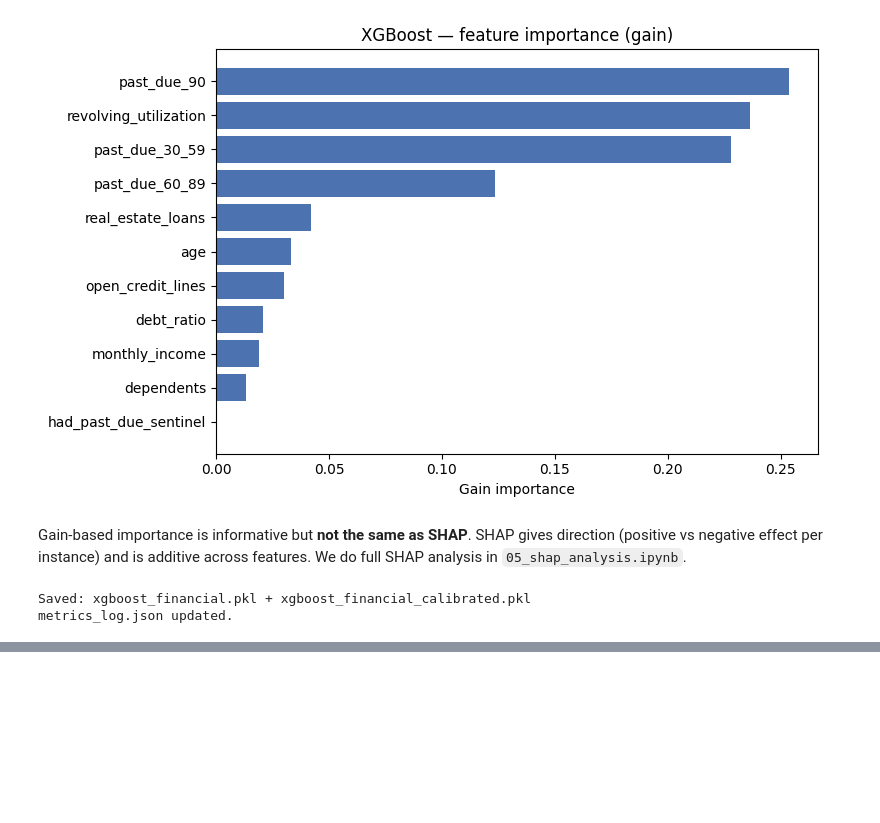
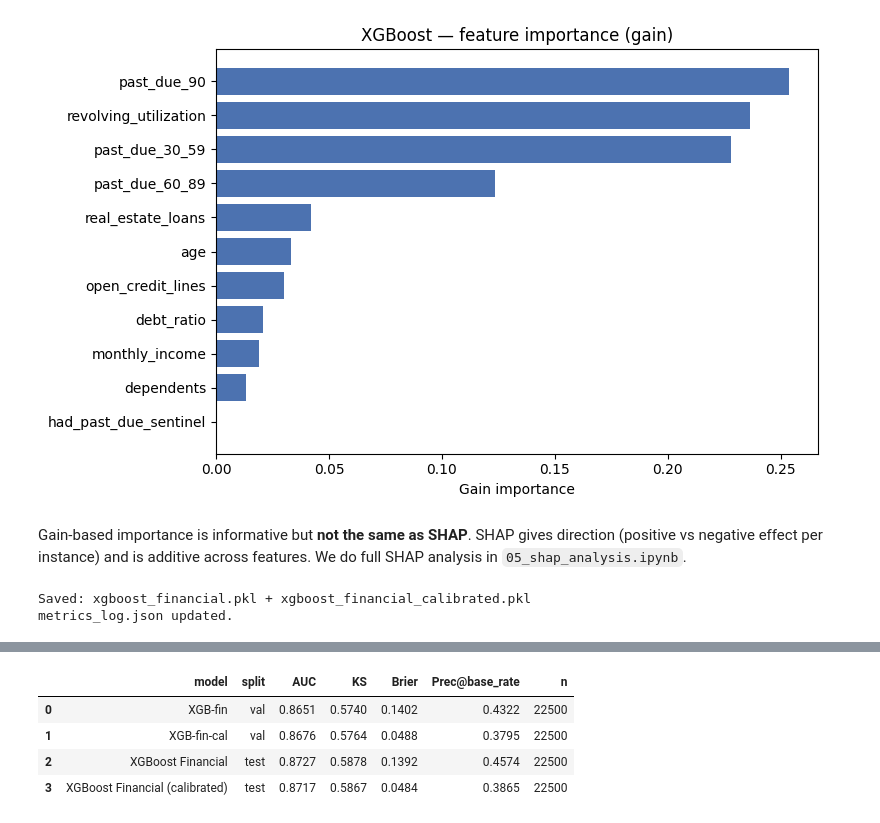
Before and after one commit to trinity-claw/empathic-credit-system, a Jupyter notebook: notebooks/03_xgboost.ipynb, the cells around one changed output, grey strips where cells are left out. Drawn from its saved outputs; the diff is of its cells as text; code cells hidden in the pictures; blank space fills up the shorter version.

```diff
--- a/notebooks/03_xgboost.ipynb
+++ b/notebooks/03_xgboost.ipynb
@@ -180,0 +185,14 @@ metrics_log.json updated.
+# %%
+proba_test_raw = model.predict_proba(X_test)[:, 1]
+proba_test_cal = ir.transform(proba_test_raw)
+
+r_test = evaluate(y_test, proba_test_raw, 'XGBoost Financial', 'test')
+r_test_cal = evaluate(y_test, proba_test_cal, 'XGBoost Financial (calibrated)', 'test')
+
+comparison_table([r_val, r_val_cal, r_test, r_test_cal])
+# %% [output]
+|  | model | split | AUC | KS | Brier | Prec@base_rate | n |
+| 0 | XGB-fin | val | 0.8651 | 0.5740 | 0.1402 | 0.4322 | 22500 |
+| 1 | XGB-fin-cal | val | 0.8676 | 0.5764 | 0.0488 | 0.3795 | 22500 |
+| 2 | XGBoost Financial | test | 0.8727 | 0.5878 | 0.1392 | 0.4574 | 22500 |
+| 3 | XGBoost Financial (calibrated) | test | 0.8717 | 0.5867 | 0.0484 | 0.3865 | 22500 |
```
Also changed, not shown: parts of 2 cells of this notebook, 7 other files.
